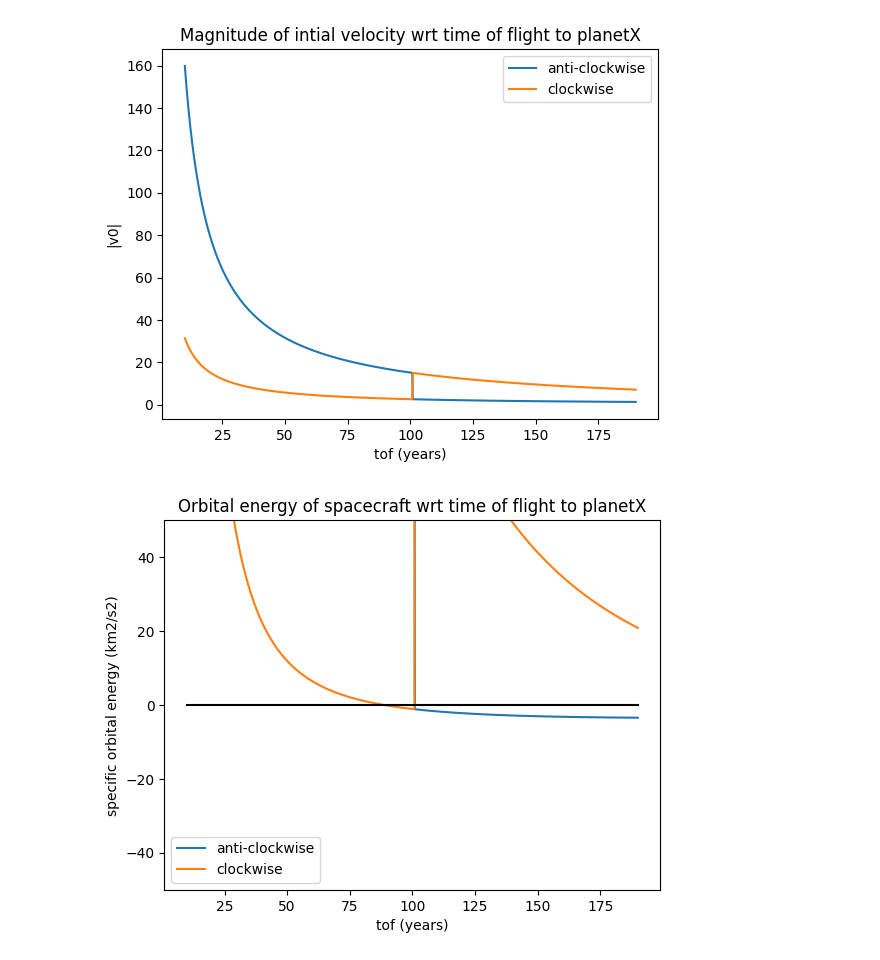
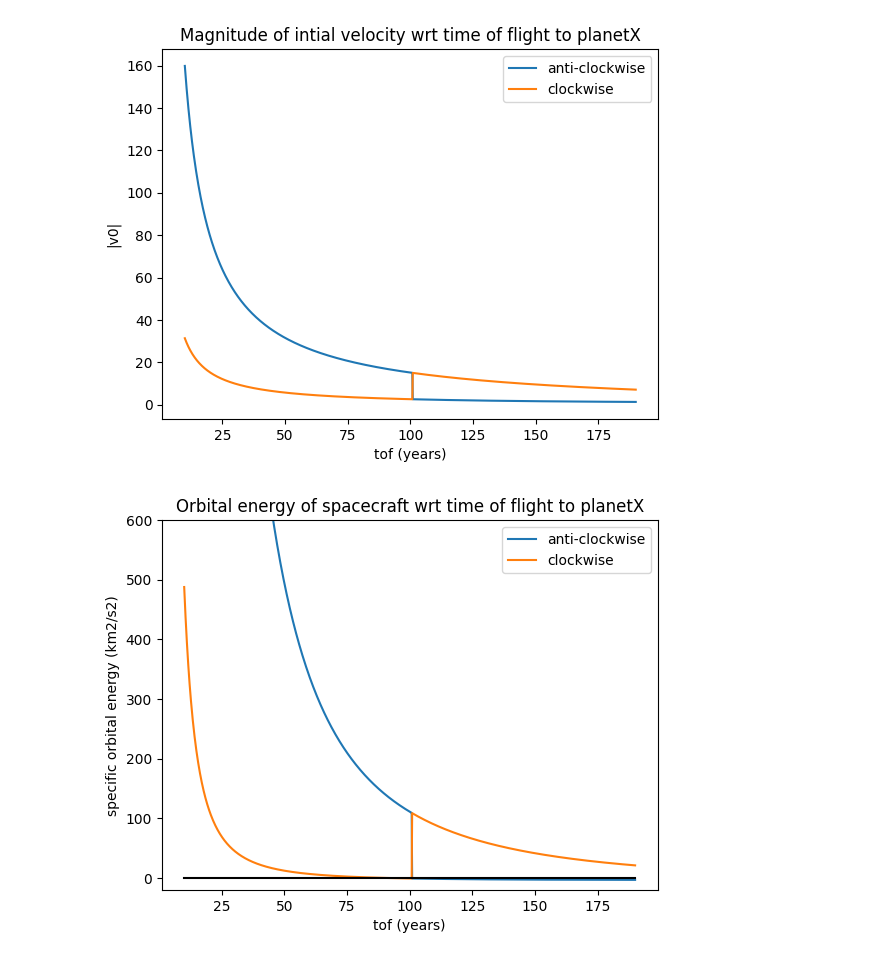
Before and after one commit to aryadas98/GTOC13_Local_Minima, a Jupyter notebook: src/dev/initial_cond_db.ipynb, the cells around one changed output. Cells and saved outputs as stored; diff of their text form; code cells hidden in the pictures.

```diff
--- a/src/dev/initial_cond_db.ipynb
+++ b/src/dev/initial_cond_db.ipynb
@@ -140,14 +140,14 @@ plt.show()
 # %%
 acw_energy = db['acw_vmag']**2/2 - MU/db['acw_rmag']
 cw_energy = db['cw_vmag']**2/2 - MU/db['cw_rmag']
 
 plt.plot(db['tof']/YEAR, acw_energy, db['tof']/YEAR, cw_energy)
 plt.plot(db['tof']/YEAR, 0*db['tof']/YEAR, 'k')   # 0 energy
 plt.xlabel('tof (years)')
 plt.ylabel('specific orbital energy (km2/s2)')
-plt.ylim((-50, 50))
+plt.ylim((-20, 600))
 plt.legend(['anti-clockwise', 'clockwise'])
 plt.title('Orbital energy of spacecraft wrt time of flight to planetX')
 plt.show()
 # %% [output]
-[figure, old version]
+[figure, new version]
```
Also changed, not shown: parts of 1 cell of this notebook, 9 other files.
